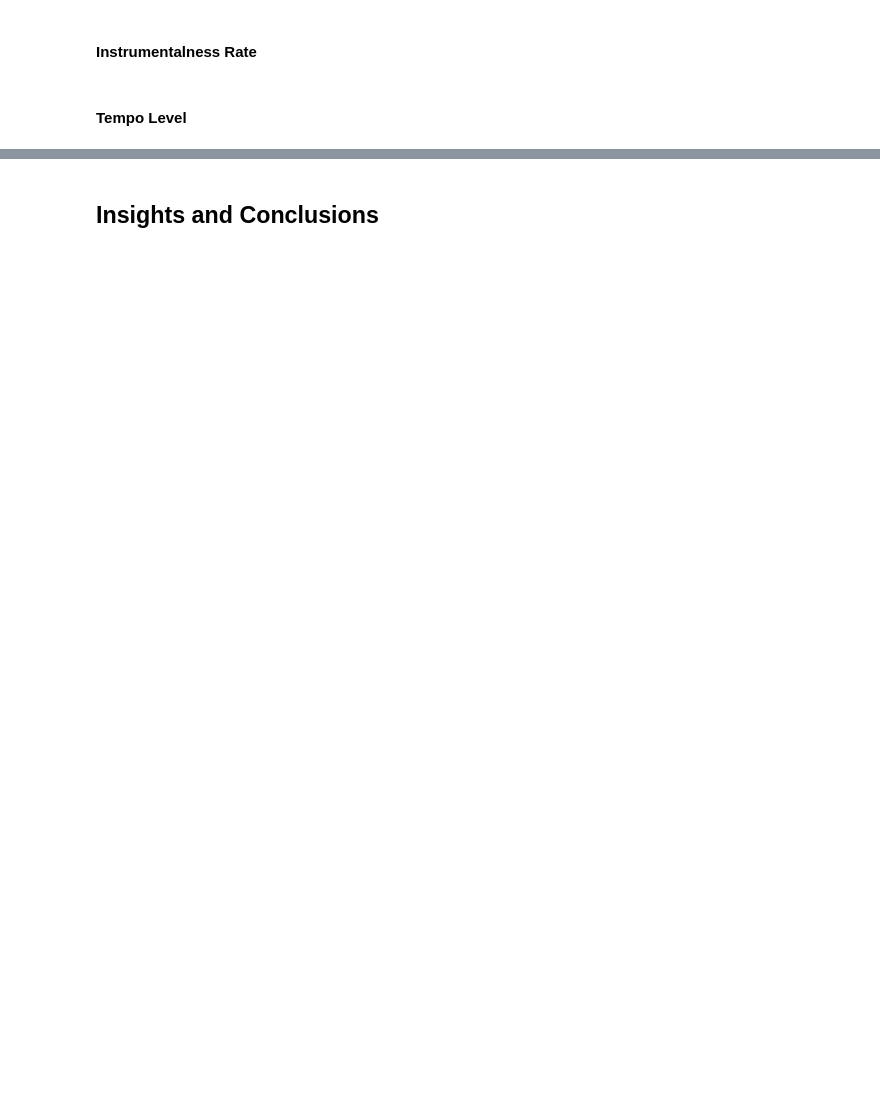
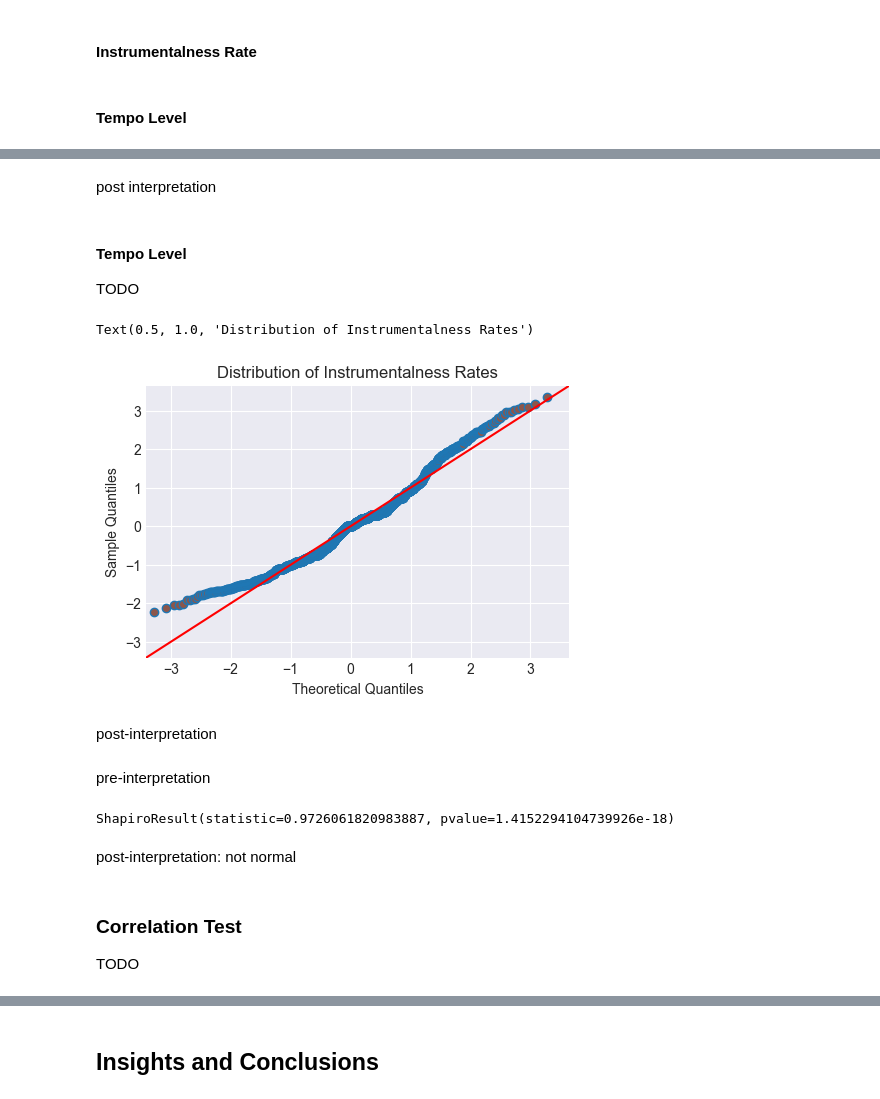
Before and after one commit to angelocguerra/csmodel-casestudy, a Jupyter notebook: MCO2.ipynb, the cells around one changed output, grey strips where cells are left out. Cells and saved outputs as stored; diff of their text form; code cells hidden in the pictures; blank space fills up the shorter version.

```diff
--- a/MCO2.ipynb
+++ b/MCO2.ipynb
@@ -1118,0 +1105,32 @@ spotify_df[['year', 'year_period']]
+# %% [markdown]
+post interpretation
+# %% [markdown]
+#### Tempo Level
+
+TODO
+# %%
+tempo_df = spotify_df["tempo"]
+
+# create the Q-Q plot for the instrumentalness distribution of top hits
+fig = plt.figure(figsize=(12,12))
+ax = fig.add_subplot(3, 2, 1)
+sm.qqplot(tempo_df, line='45', fit=True, ax=ax)
+ax.get_lines()[0].set_markerfacecolor('C5')
+ax.set_title('Distribution of Instrumentalness Rates')
+# %% [output]
+Text(0.5, 1.0, 'Distribution of Instrumentalness Rates')
+[figure, added]
+# %% [markdown]
+post-interpretation
+# %% [markdown]
+pre-interpretation
+# %%
+shapiro(tempo_df)
+# %% [output]
+ShapiroResult(statistic=0.9726061820983887, pvalue=1.4152294104739926e-18)
+# %% [markdown]
+post-interpretation: not normal
+# %% [markdown]
+### Correlation Test
+
+TODO
```
Also changed, not shown: parts of 74 cells of this notebook, 1 other file.
